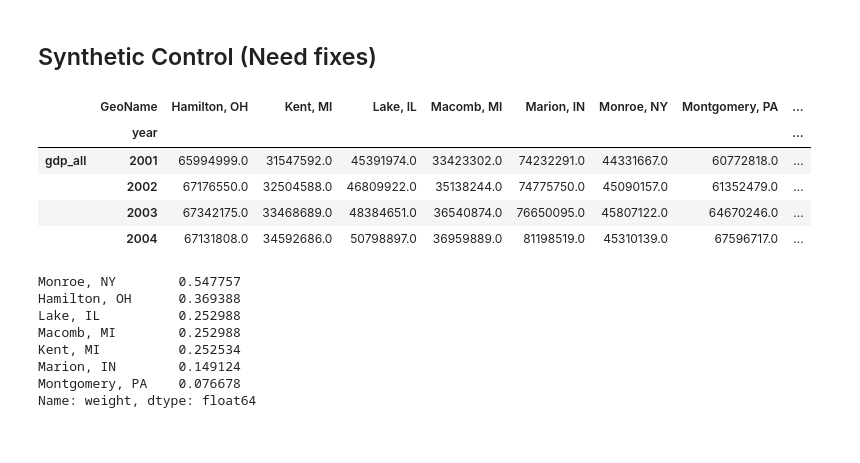
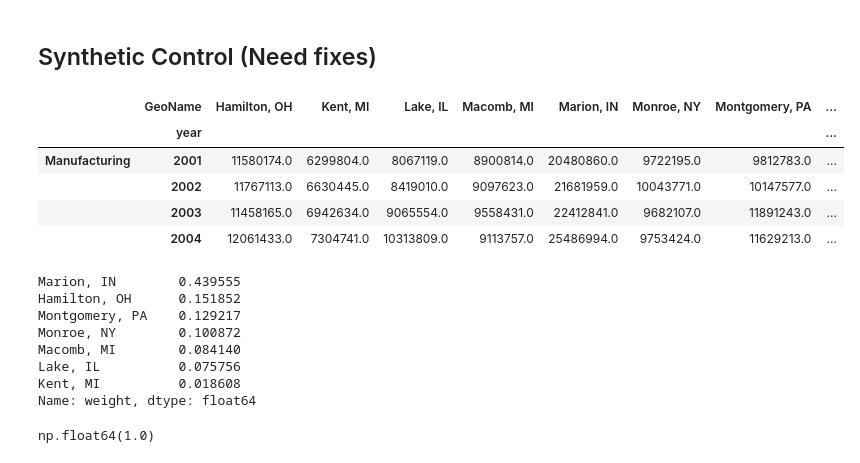
Before and after one commit to wren17/epa_greenbook_project, a Jupyter notebook: analysis.ipynb, the cells around one changed output. Saved outputs shown, nothing was run; the diff lists cells and outputs as text; code cells hidden in the pictures.

```diff
--- a/analysis.ipynb
+++ b/analysis.ipynb
@@ -396,22 +422,22 @@ RMSE: 1.942 R2: 0.887 R2 Within: 0.152
 ## Synthetic Control (Need fixes)
 # %%
 treat_year = 2005
-features = ["gdp_all"]
+features = ["Manufacturing"]
 
 inverted = (
     hubs_gdp.query("year < @treat_year")
           .pivot(index="GeoName", columns="year")[features]
           .T
 )
 
 inverted
 # %% [output]
 |  | GeoName | Hamilton, OH | Kent, MI | Lake, IL | Macomb, MI | Marion, IN | Monroe, NY | Montgomery, PA | ... |
 |  | year |  |  |  |  |  |  |  | ... |
-| gdp_all | 2001 | 65994999.0 | 31547592.0 | 45391974.0 | 33423302.0 | 74232291.0 | 44331667.0 | 60772818.0 | ... |
-|  | 2002 | 67176550.0 | 32504588.0 | 46809922.0 | 35138244.0 | 74775750.0 | 45090157.0 | 61352479.0 | ... |
-|  | 2003 | 67342175.0 | 33468689.0 | 48384651.0 | 36540874.0 | 76650095.0 | 45807122.0 | 64670246.0 | ... |
-|  | 2004 | 67131808.0 | 34592686.0 | 50798897.0 | 36959889.0 | 81198519.0 | 45310139.0 | 67596717.0 | ... |
+| Manufacturing | 2001 | 11580174.0 | 6299804.0 | 8067119.0 | 8900814.0 | 20480860.0 | 9722195.0 | 9812783.0 | ... |
+|  | 2002 | 11767113.0 | 6630445.0 | 8419010.0 | 9097623.0 | 21681959.0 | 10043771.0 | 10147577.0 | ... |
+|  | 2003 | 11458165.0 | 6942634.0 | 9065554.0 | 9558431.0 | 22412841.0 | 9682107.0 | 11891243.0 | ... |
+|  | 2004 | 12061433.0 | 7304741.0 | 10313809.0 | 9113757.0 | 25486994.0 | 9753424.0 | 11629213.0 | ... |
 # %%
 # treated unit = Wayne, MI
 X1 = inverted["Wayne, MI"].values
@@ -419,9 +445,13 @@ X1 = inverted["Wayne, MI"].values
 X0_names = [c for c in inverted.columns if c != "Wayne, MI"]
 X0 = inverted[X0_names].values
 
+def loss_w(W, X0, X1) -> float:
+    scale = 1e8
+    diff = (X1 - X0.dot(W)) / scale
+    return np.mean(diff**2)
 
-def loss_w(W, X0, X1) -> float:
-    return np.sqrt(np.mean((X1 - X0.dot(W))**2))
+#def loss_w(W, X0, X1) -> float:
+    #return np.sqrt(np.mean((X1 - X0.dot(W))**2))
 
 
 def get_w(X0, X1):
@@ -440,15 +470,18 @@ wayne_weights = get_w(X0, X1)
 
 wayne_weights_series = pd.Series(wayne_weights, index=X0_names, name="weight")
 print(wayne_weights_series.sort_values(ascending=False))
+
+wayne_weights.sum()
 # %% [output]
-Monroe, NY        0.547757
-Hamilton, OH      0.369388
-Lake, IL          0.252988
-Macomb, MI        0.252988
-Kent, MI          0.252534
-Marion, IN        0.149124
-Montgomery, PA    0.076678
+Marion, IN        0.439555
+Hamilton, OH      0.151852
+Montgomery, PA    0.129217
+Monroe, NY        0.100872
+Macomb, MI        0.084140
+Lake, IL          0.075756
+Kent, MI          0.018608
 Name: weight, dtype: float64
+np.float64(1.0)
 # %%
 X0_panel = (
     hubs_gdp.query('GeoName != "Wayne, MI"')
```
Also changed, not shown: parts of 4 cells of this notebook.
